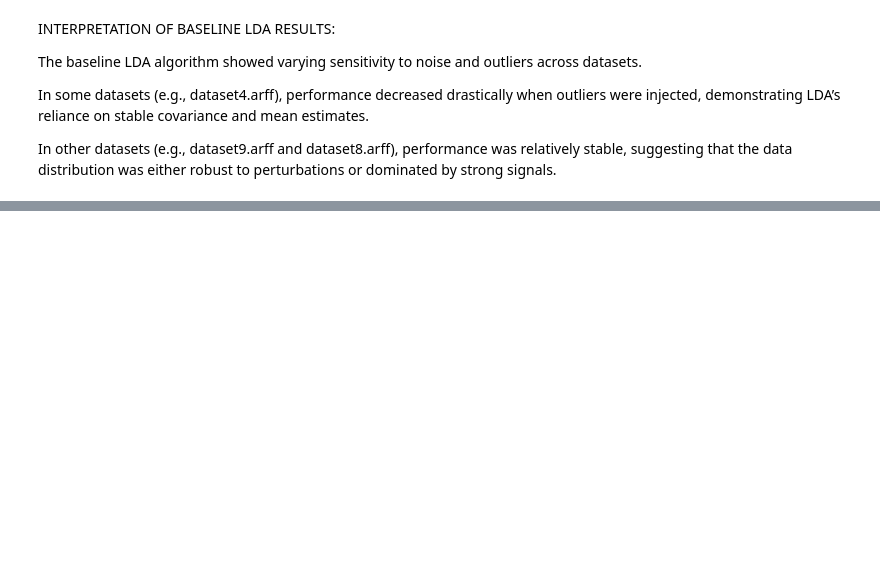
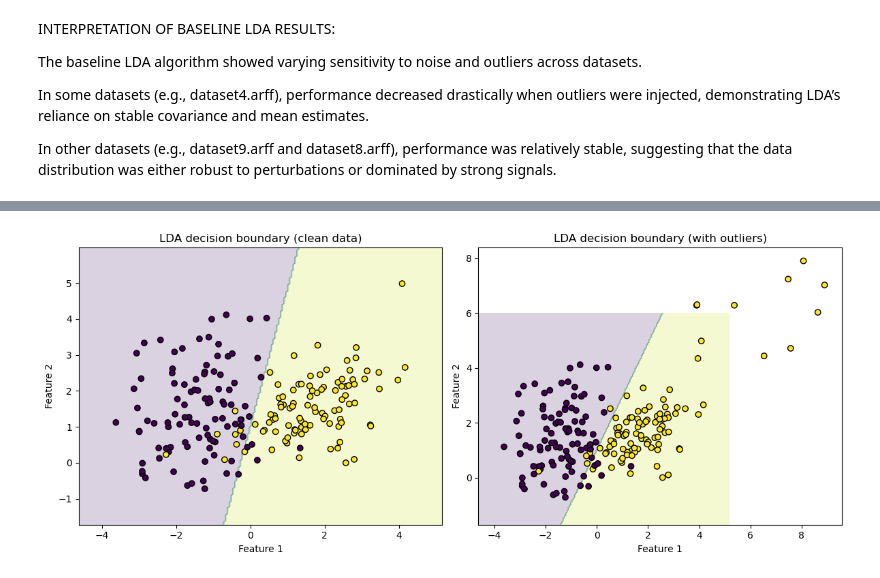
Before and after one commit to nnovajulian08/MLProject, a Jupyter notebook: project.ipynb, the cells around one changed output, grey strips where cells are left out. Saved outputs shown, nothing was run; the diff lists cells and outputs as text; code cells hidden in the pictures; blank space fills up the shorter version.

```diff
--- a/project.ipynb
+++ b/project.ipynb
@@ -380,0 +535,44 @@ In other datasets (e.g., dataset9.arff and dataset8.arff), performance was relat
+# %%
+# 1. Copy original data
+X_noisy = X_toy.copy()
+y_noisy = y_toy.copy()
+
+# 2. Inject some strong outliers into class 1
+rng = np.random.RandomState(0)
+n_outliers = 10
+outlier_indices = rng.choice(np.where(y_noisy == 1)[0], size=n_outliers, replace=False)
+
+# Add big noise to those points
+X_noisy[outlier_indices] = X_noisy[outlier_indices] + rng.normal(loc=5.0, scale=1.0, size=(n_outliers, 2))
+
+# 3. Fit LDA on noisy data
+lda_noisy = LinearDiscriminantAnalysis()
+lda_noisy.fit(X_noisy, y_noisy)
+
+# 4. Compute decision regions for both models
+Z_clean = lda_toy.predict(grid).reshape(xx.shape)
+Z_noisy = lda_noisy.predict(grid).reshape(xx.shape)
+
+# 5. Plot clean vs noisy boundaries
+plt.figure(figsize=(12, 5))
+
+# Left: clean LDA
+plt.subplot(1, 2, 1)
+plt.contourf(xx, yy, Z_clean, alpha=0.2)
+plt.scatter(X_toy[:, 0], X_toy[:, 1], c=y_toy, edgecolor="k")
+plt.title("LDA decision boundary (clean data)")
+plt.xlabel("Feature 1")
+plt.ylabel("Feature 2")
+
+# Right: LDA after outliers
+plt.subplot(1, 2, 2)
+plt.contourf(xx, yy, Z_noisy, alpha=0.2)
+plt.scatter(X_noisy[:, 0], X_noisy[:, 1], c=y_noisy, edgecolor="k")
+plt.title("LDA decision boundary (with outliers)")
+plt.xlabel("Feature 1")
+plt.ylabel("Feature 2")
+
+plt.tight_layout()
+plt.show()
+# %% [output]
+[figure, added]
```
Also changed, not shown: parts of 26 cells of this notebook.
